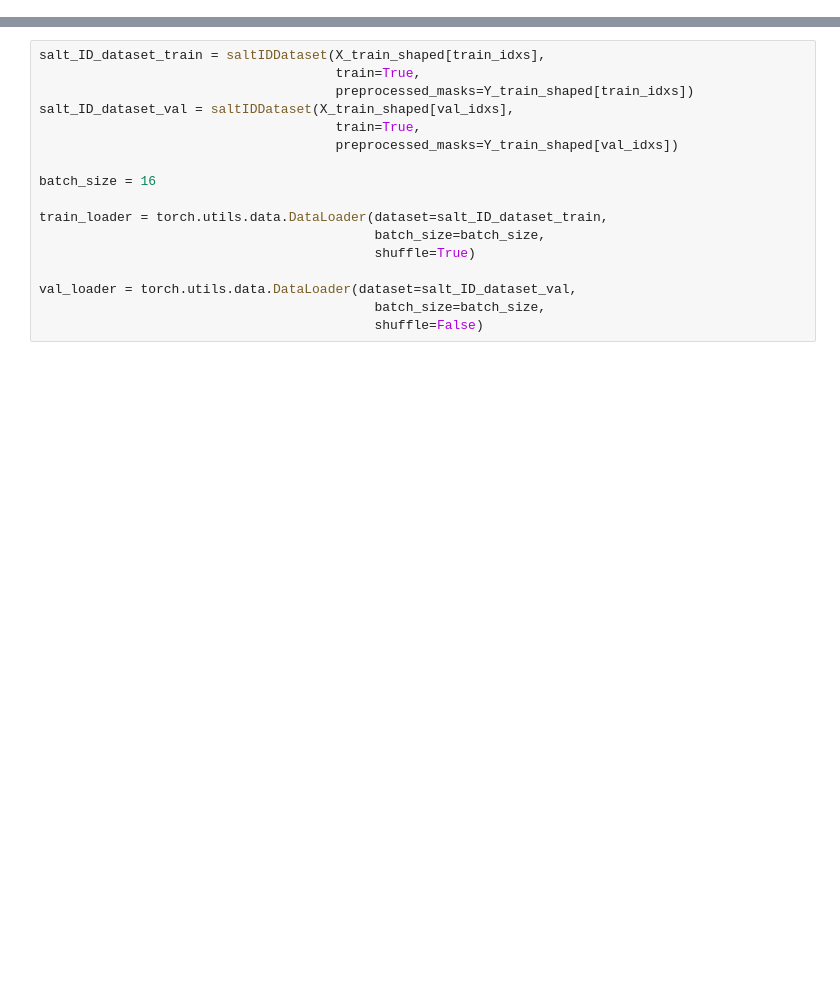
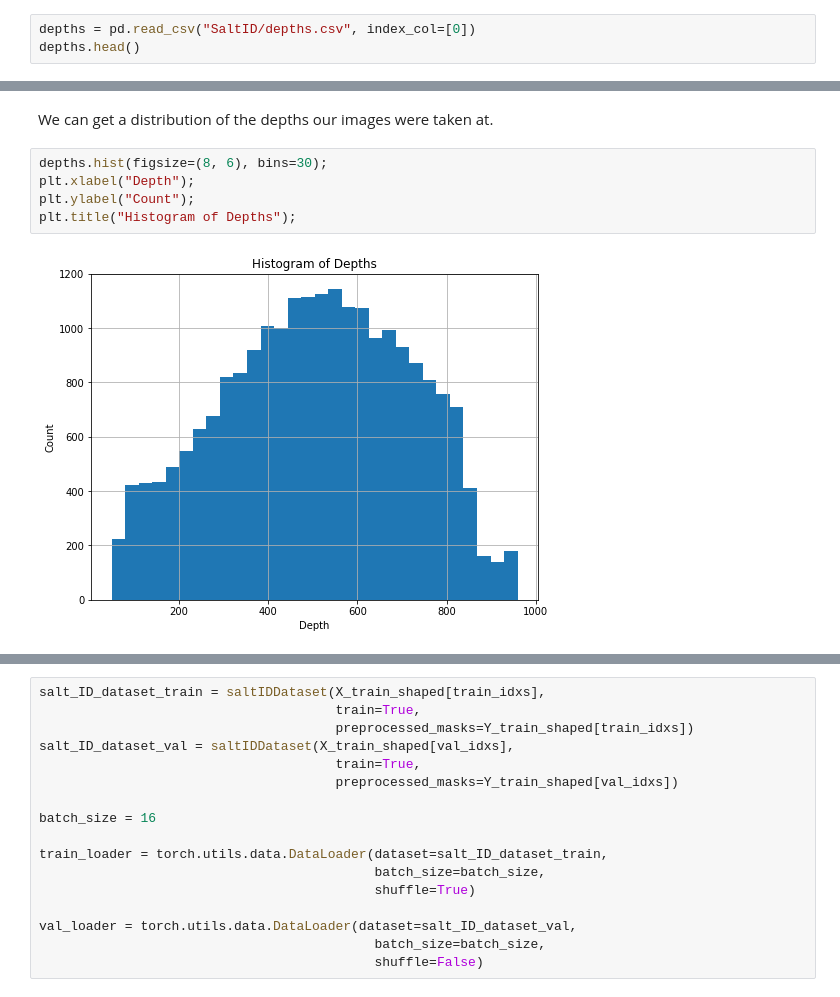
Before and after one commit to eistre91/thinkful-projects, a Jupyter notebook: TGS Salt Identification - Final Capstone.ipynb, the cells around one changed output, grey strips where cells are left out. Cells and saved outputs as stored; diff of their text form; blank space fills up the shorter version.

Commit message:
Update TGS Salt ID Notebook for Final Capstone

```diff
--- a/TGS Salt Identification - Final Capstone.ipynb
+++ b/TGS Salt Identification - Final Capstone.ipynb
@@ -144,0 +32,3 @@ You may need to tweak your batch_size based on how much memory you have on your
+# %%
+depths = pd.read_csv("SaltID/depths.csv", index_col=[0])
+depths.head()
@@ -144,0 +56,9 @@ You may need to tweak your batch_size based on how much memory you have on your
+# %% [markdown]
+We can get a distribution of the depths our images were taken at.
+# %%
+depths.hist(figsize=(8, 6), bins=30);
+plt.xlabel("Depth");
+plt.ylabel("Count");
+plt.title("Histogram of Depths");
+# %% [output]
+[figure, added]
```
Also changed, not shown: parts of 60 cells of this notebook, 6 other files.
